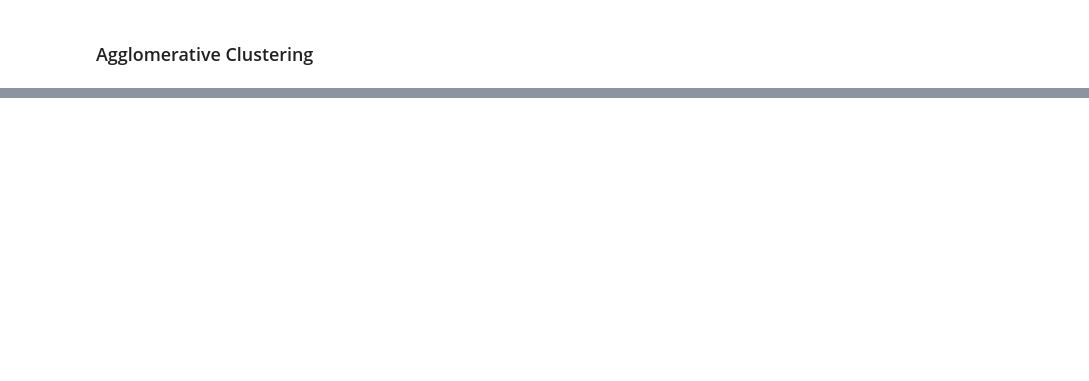
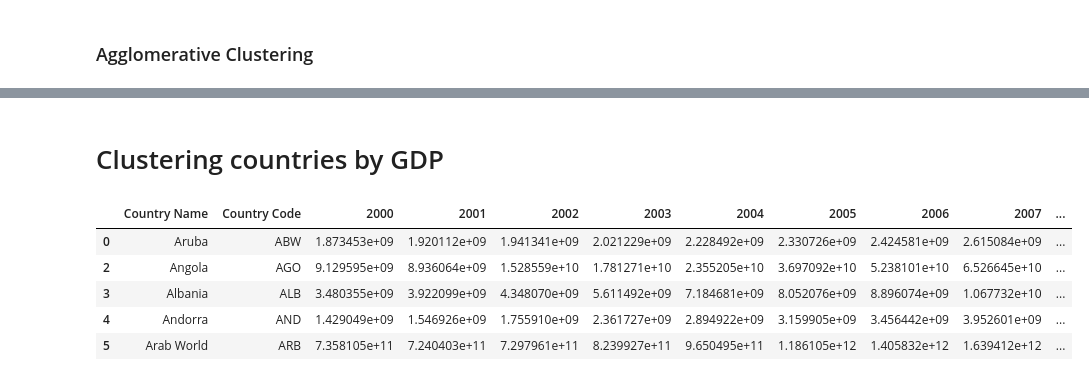
Before and after one commit to thilankam/MalariaAnalysis, a Jupyter notebook: Notebooks/Clustering countries.ipynb, the cells around one changed output, grey strips where cells are left out. Cells and saved outputs as stored; diff of their text form; code cells hidden in the pictures; blank space fills up the shorter version.

```diff
--- a/Notebooks/Clustering countries.ipynb
+++ b/Notebooks/Clustering countries.ipynb
@@ -133,3 +132,20 @@ fig = px.scatter_geo(deaths_data,
 fig.show()
 # %% [output]
 [interactive output not drawn]
+# %% [markdown]
+# Clustering countries by GDP
+# %%
+gdp_data = pd.read_csv("../data/gdp/gdp.csv", skiprows=4)
+gdp_data = gdp_data[["Country Name", "Country Code",
+          "2000", "2001", "2002", "2003",
+          "2004", "2005", "2006", "2007",
+          "2008", "2009", "2010", "2011", "2012"]]
+gdp_data = gdp_data.dropna()
+gdp_data.head()
+# %% [output]
+|  | Country Name | Country Code | 2000 | 2001 | 2002 | 2003 | 2004 | 2005 | 2006 | 2007 | ... |
+| 0 | Aruba | ABW | 1.873453e+09 | 1.920112e+09 | 1.941341e+09 | 2.021229e+09 | 2.228492e+09 | 2.330726e+09 | 2.424581e+09 | 2.615084e+09 | ... |
+| 2 | Angola | AGO | 9.129595e+09 | 8.936064e+09 | 1.528559e+10 | 1.781271e+10 | 2.355205e+10 | 3.697092e+10 | 5.238101e+10 | 6.526645e+10 | ... |
+| 3 | Albania | ALB | 3.480355e+09 | 3.922099e+09 | 4.348070e+09 | 5.611492e+09 | 7.184681e+09 | 8.052076e+09 | 8.896074e+09 | 1.067732e+10 | ... |
+| 4 | Andorra | AND | 1.429049e+09 | 1.546926e+09 | 1.755910e+09 | 2.361727e+09 | 2.894922e+09 | 3.159905e+09 | 3.456442e+09 | 3.952601e+09 | ... |
+| 5 | Arab World | ARB | 7.358105e+11 | 7.240403e+11 | 7.297961e+11 | 8.239927e+11 | 9.650495e+11 | 1.186105e+12 | 1.405832e+12 | 1.639412e+12 | ... |
```
Also changed, not shown: parts of 7 cells of this notebook, 1 other file.
